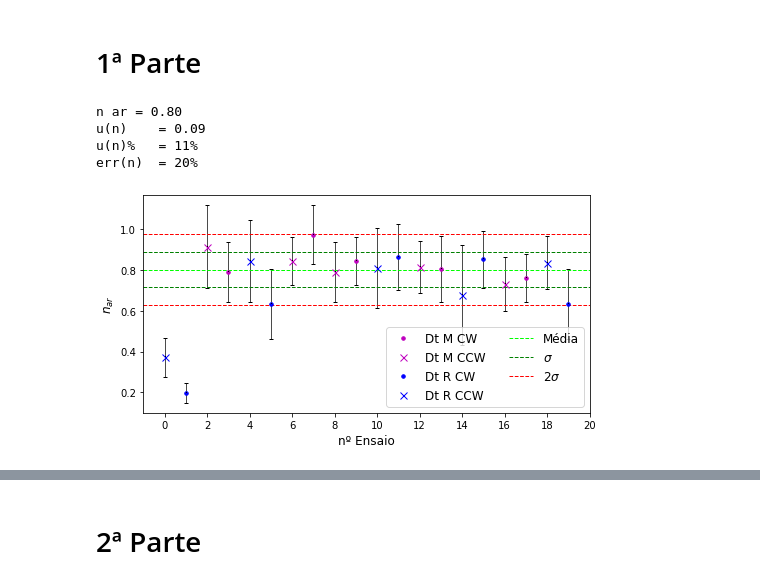
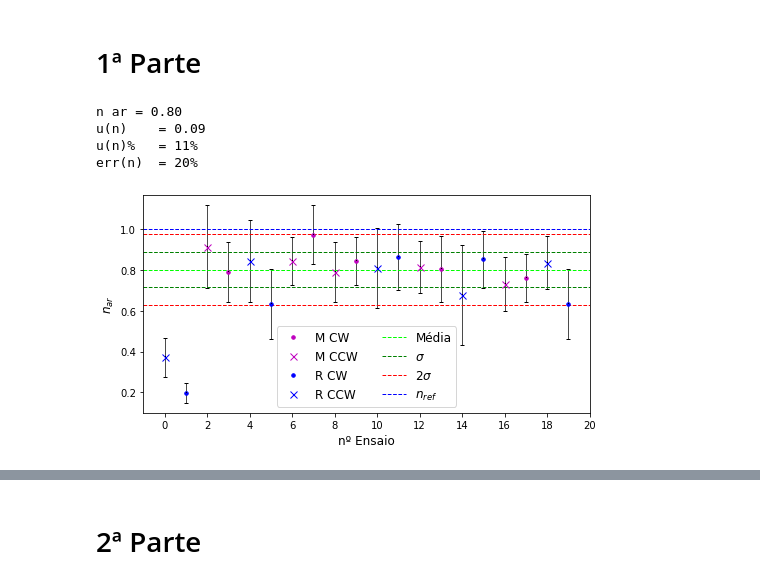
Before and after one commit to Miguel-scoli/FIS3011, a Jupyter notebook: T3/T3 - análise.ipynb, the cells around one changed output, grey strips where cells are left out. Drawn from its saved outputs; the diff is of its cells as text; code cells hidden in the pictures.

```diff
--- a/T3/T3 - análise.ipynb
+++ b/T3/T3 - análise.ipynb
@@ -97,14 +97,14 @@ nensaio = np.arange( len( n )  )
 ax10.errorbar( nensaio , n , yerr = un , fmt = "k," , elinewidth = 0.7  , capsize = 2 )
 
 ax10.plot( nensaio[indMCW] ,n[indMCW] ,"m." ,
-        label = "Dt M CW" , markersize = markersize  )
+        label = "M CW" , markersize = markersize  )
 ax10.plot( nensaio[indMCCW] , n[indMCCW] ,"mx" ,
-        label = "Dt M CCW" , markersize = markersize  )
+        label = "M CCW" , markersize = markersize  )
 
 ax10.plot( nensaio[indRCW] , n[indRCW] , "b." ,
-        label = "Dt R CW" , markersize = markersize  )
+        label = "R CW" , markersize = markersize  )
 ax10.plot( nensaio[indRCCW] , n[indRCCW] , "bx" ,
-        label = "Dt R CCW" , markersize = markersize  )
+        label = "R CCW" , markersize = markersize  )
 
 
 mean_val = np.mean( n[2:])
@@ -129,6 +129,10 @@ ax10.hlines( mean_val - std_val*2,-1 , len_n  ,
 ax10.hlines( mean_val + std_val*2,-1 , len_n  ,
           color ="red" , linewidth = 1,
           linestyle = "--")
+
+ax10.hlines(1, -1,len_n  ,
+          color ="blue", linewidth = 1,
+          linestyle = "--" , label = r"$n_{ref}$")
 
 
 nensaio = np.append( nensaio  ,len_n)
@@ -142,31 +146,31 @@ un = n * np.sqrt( ( uN / N )**2 + ( udeltad / deltad )**2)
 ax10.legend( fontsize = fontsize , ncol = 2 )
 
 
 
 
 #ax10.annotate("",
 #            xy=(0.4, 0.37), xycoords='data',
 #            xytext=(4, 0.3), textcoords='data',
 #            arrowprops=dict(arrowstyle="->",
 #                            connectionstyle="arc3"),
 #            )
 #
 #ax10.annotate("Retirados \nda análise",
 #            xy=(1.2, 0.21), xycoords='data',
 #            xytext=(4, 0.3), textcoords='data',
 #            arrowprops=dict(arrowstyle="->",
 #                            connectionstyle="arc3"),
 #            )
 
 
 print( "n ar = {:.2f}".format(mean_val)  )
 print( "u(n)    = {:.2f}".format(std_val) )
 print( "u(n)%   = {:.0f}%".format(std_val / mean_val * 100))
 print( "err(n)  = {:.0f}%".format( ( 1 - mean_val ) * 100 ))
 plt.show()
 # %% [output]
 n ar = 0.80
 u(n)    = 0.09
 u(n)%   = 11%
 err(n)  = 20%
-[figure, old version]
+[figure, new version]
```
Also changed, not shown: parts of 9 cells of this notebook.
